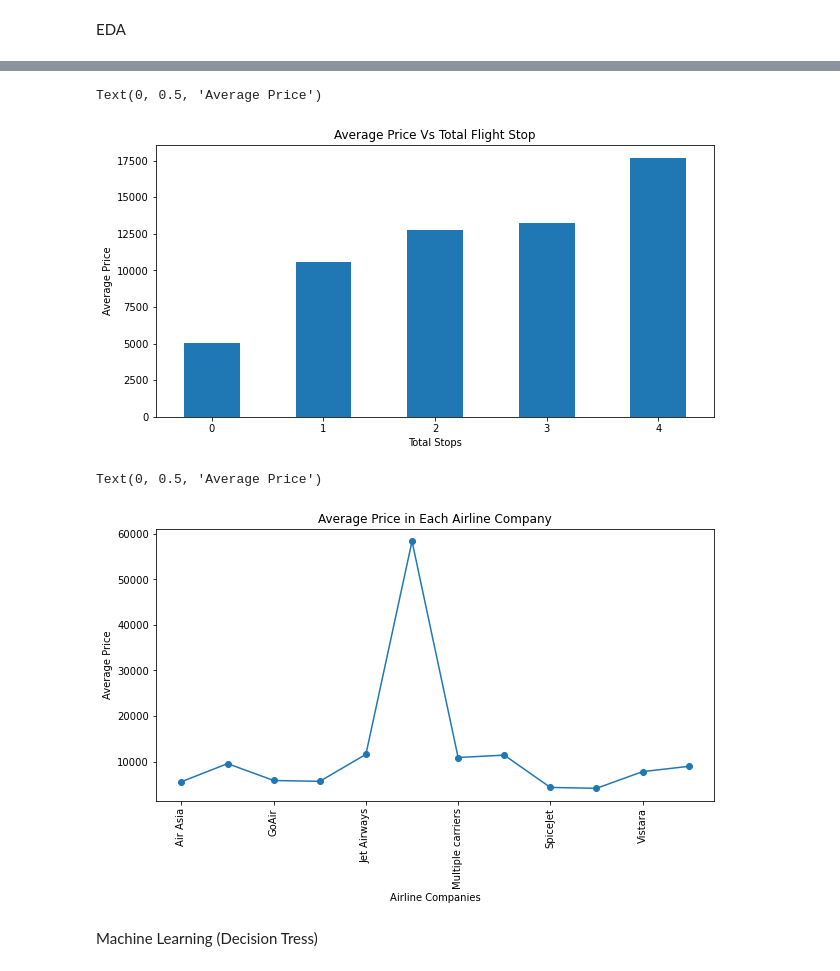
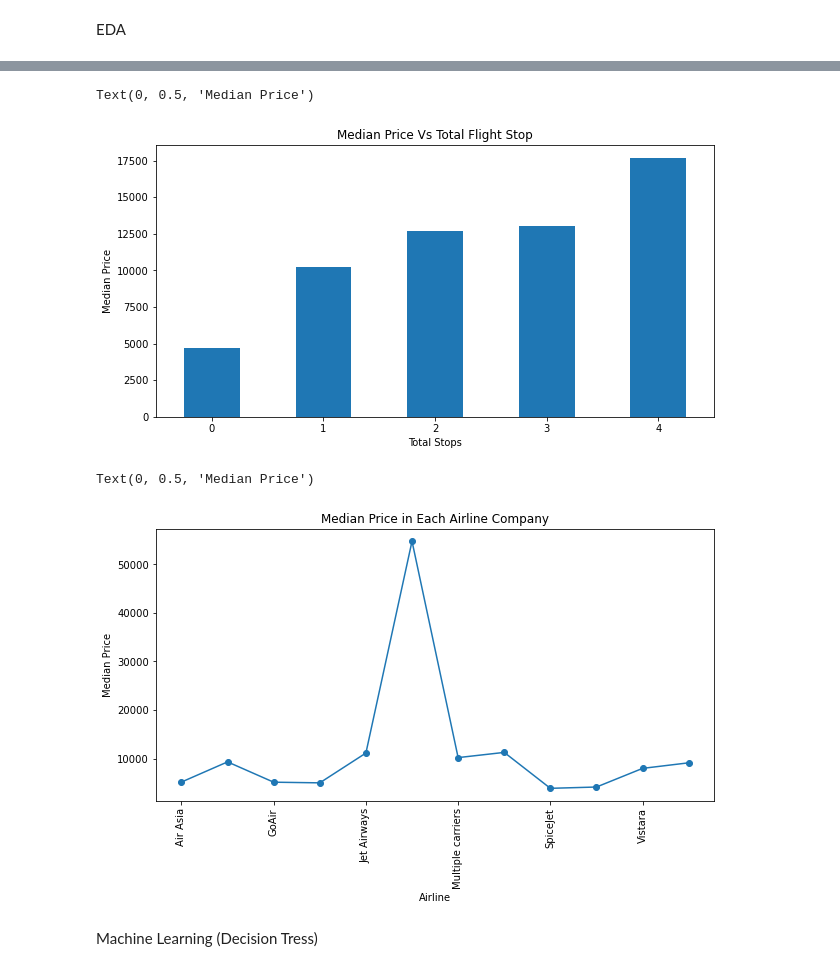
Before and after one commit to aeprogress/flights-price-ml, a Jupyter notebook: src/Hanadi.ipynb, the cells around one changed output, grey strips where cells are left out. Drawn from its saved outputs; the diff is of its cells as text; code cells hidden in the pictures.

```diff
--- a/src/Hanadi.ipynb
+++ b/src/Hanadi.ipynb
@@ -58,30 +58,30 @@ Text(0, 0.5, 'Average Price')
 # %%
-#What's the average price according to the number of total stops between the source and destinatio?
+#What's the median price according to the number of total stops between the source and destinatio?
 
 fig = plt.figure(figsize=(10,5))
-average_stops_price = df.groupby('total_stops')['price'].mean()
-average_stops_price.plot.bar(x = 'total_stops', rot=360)
+median_stops_price = df.groupby('total_stops')['price'].median()
+median_stops_price.plot.bar(x = 'total_stops', rot=360)
 #df.sort_values('airline',inplace=True) << I WANT TO ARRANGE IT IN DESCENDING
-plt.title("Average Price Vs Total Flight Stop")
+plt.title("Median Price Vs Total Flight Stop")
 plt.xlabel("Total Stops")
-plt.ylabel("Average Price")
+plt.ylabel("Median Price")
 
-##As expected, the average price increase as the total stops increase.
+##The median price increase as the total stops increase.
 # %% [output]
-Text(0, 0.5, 'Average Price')
+Text(0, 0.5, 'Median Price')
-[figure, old version]
+[figure, new version]
 # %%
-#Average price per airline company
+#Median price per airline company
 fig = plt.figure(figsize=(10,5))
-average_airline_price = df.groupby('airline')['price'].mean()
-average_airline_price.plot.line(x = 'airline', rot=90, marker='o')
+median_airline_price = df.groupby('airline')['price'].median()
+median_airline_price.plot.line(x = 'airline', rot=90, marker='o')
 #plt.xticks(df['airline']) << I WANT TO SHOW ALL COMPANIES AT THE X-AXIS!!!!
-plt.title("Average Price in Each Airline Company")
-plt.xlabel("Airline Companies")
-plt.ylabel("Average Price")
+plt.title("Median Price in Each Airline Company")
+plt.xlabel("Airline")
+plt.ylabel("Median Price")
 # %% [output]
-Text(0, 0.5, 'Average Price')
+Text(0, 0.5, 'Median Price')
-[figure, old version]
+[figure, new version]
 # %% [markdown]
 Machine Learning (Decision Tress)
 # %%
```
Also changed, not shown: parts of 4 cells of this notebook.
